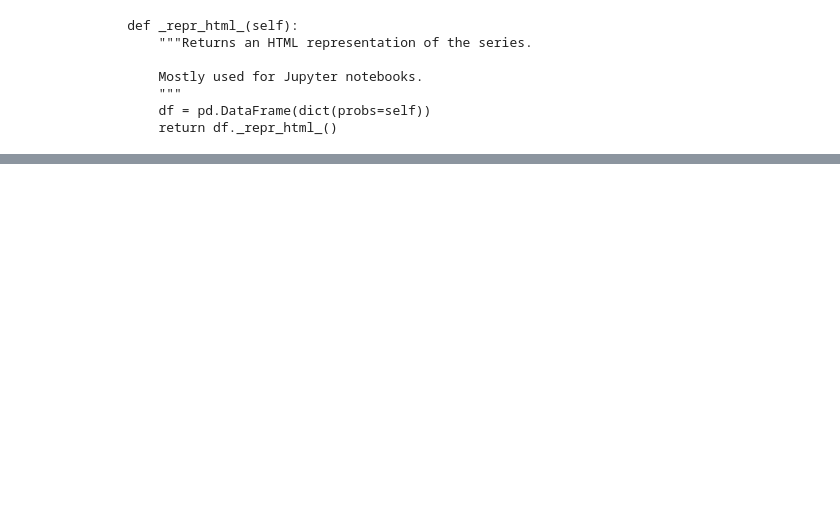
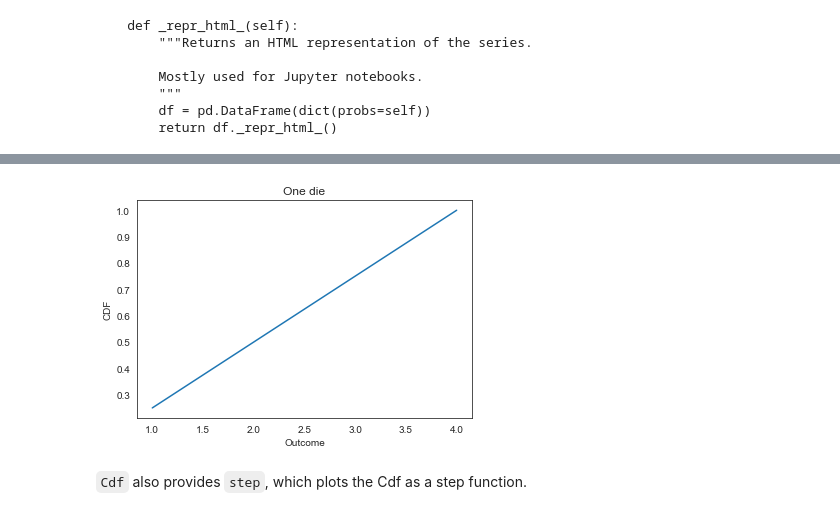
Before and after one commit to AllenDowney/empiricaldist, a Jupyter notebook: empyrical_dist/cdf.ipynb, the cells around one changed output, grey strips where cells are left out. Saved outputs shown, nothing was run; the diff lists cells and outputs as text; code cells hidden in the pictures; blank space fills up the shorter version.

```diff
--- a/empyrical_dist/cdf.ipynb
+++ b/empyrical_dist/cdf.ipynb
@@ -96,0 +133,5 @@ d6
+# %%
+qs = [1,2,3,4]
+ps = [0.25, 0.5, 0.75, 1.0]
+d4 = Cdf(ps, index=qs)
+d4
@@ -110,0 +232,16 @@ And we can compute its mean (which only works if it's normalized).
+# %%
+def decorate_dice(title):
+    """Labels the axes.
+
+    title: string
+    """
+    plt.xlabel('Outcome')
+    plt.ylabel('CDF')
+    plt.title(title)
+# %%
+d4.plot()
+decorate_dice('One die')
+# %% [output]
+[figure, added]
+# %% [markdown]
+`Cdf` also provides `step`, which plots the Cdf as a step function.
```
Also changed, not shown: parts of 126 cells of this notebook, 2 other files.
